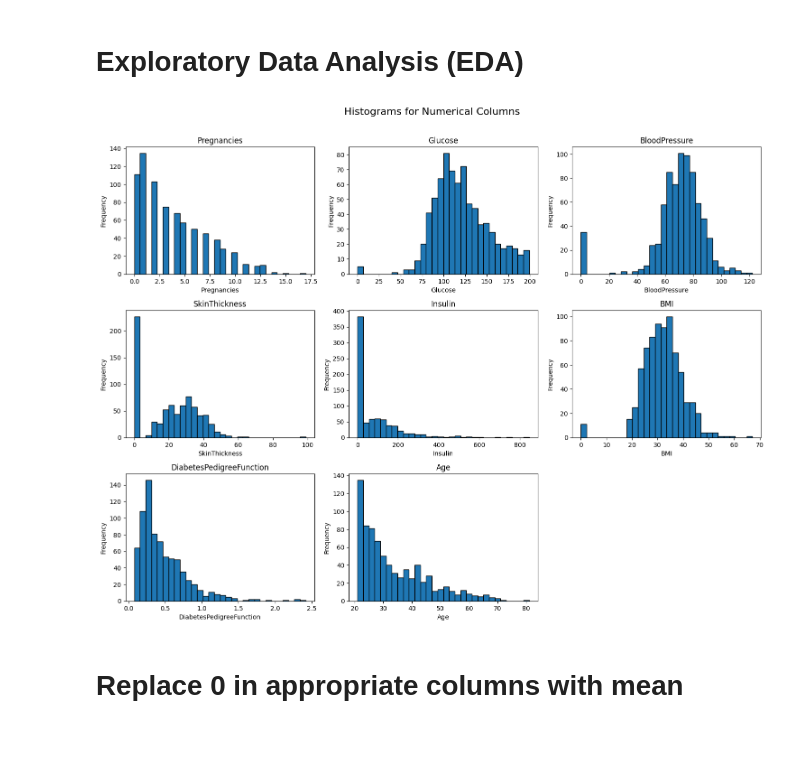
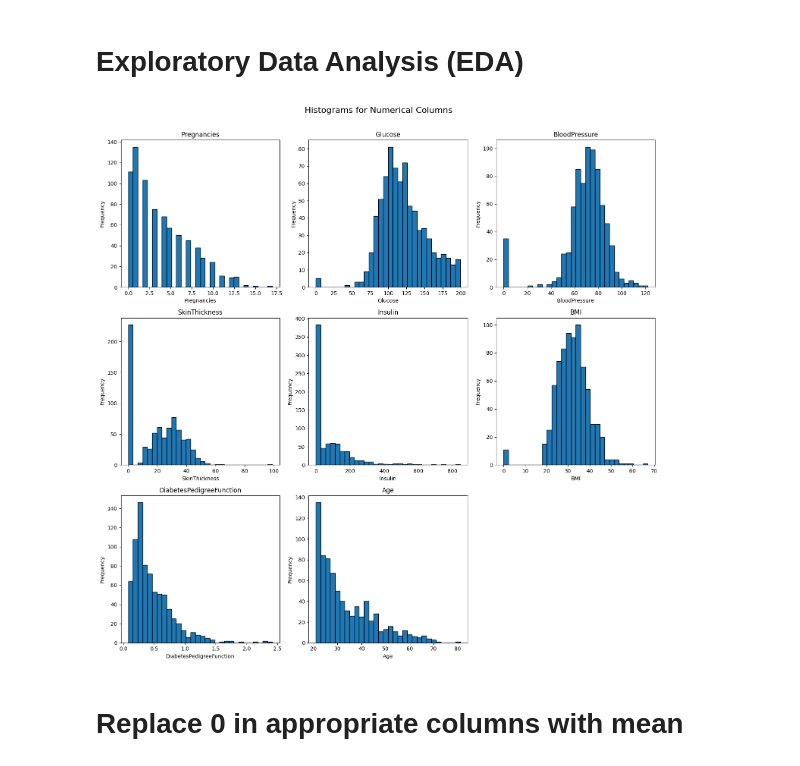
Before and after one commit to nigelmaxwee/sc5010-introduction-to-data-analysis, a Jupyter notebook: data-preprocessing.ipynb, the cells around one changed output. Cells and saved outputs as stored; diff of their text form; code cells hidden in the pictures; blank space fills up the shorter version.

```diff
--- a/data-preprocessing.ipynb
+++ b/data-preprocessing.ipynb
@@ -109,29 +124,38 @@ X = [
     'Pregnancies', 'Glucose', 'BloodPressure', 'SkinThickness', 'Insulin', 'BMI', 'DiabetesPedigreeFunction', 'Age'
 ]
 # %%
-# historgam of numerical columns to visualize the distribution
+def plot_histograms(df, columns, title='Histograms for Numerical Columns'):
+    """
+    Plots histograms for the specified numerical columns in a DataFrame.
 
-fig, axes = plt.subplots(4, 3, figsize=(15, 15))
-fig.suptitle('Histograms for Numerical Columns', fontsize=16)
+    Parameters:
+        df (pd.DataFrame): The DataFrame containing the data.
+        columns (list): List of numerical column names to plot.
+        title (str): Title for the entire figure.
+    """
+    num_cols = len(columns)
+    n_rows = (num_cols // 3) + (num_cols % 3 > 0)
 
-# Flatten the axes array for easy iteration
-axes = axes.flatten()
+    fig, axes = plt.subplots(n_rows, 3, figsize=(15, 5 * n_rows))
+    fig.suptitle(title, fontsize=16)
 
-# Generate histograms for each numerical column
-for i, column in enumerate(X):
-    axes[i].hist(df[column].dropna(), bins=30, edgecolor='black')
-    axes[i].set_title(column)
-    axes[i].set_xlabel(column)
-    axes[i].set_ylabel('Frequency')
+    axes = axes.flatten()
 
-# Hide any unused subplots
-for j in range(len(X), len(axes)):
-    fig.delaxes(axes[j])
+    for i, column in enumerate(columns):
+        axes[i].hist(df[column].dropna(), bins=30, edgecolor='black')
+        axes[i].set_title(column)
+        axes[i].set_xlabel(column)
+        axes[i].set_ylabel('Frequency')
 
-plt.tight_layout(rect=[0, 0, 1, 0.97])  # Adjust layout to fit title
-plt.show()
+    for j in range(len(columns), len(axes)):
+        fig.delaxes(axes[j])
+
+    plt.tight_layout(rect=[0, 0, 1, 0.97])
+    plt.show()
-# %% [output]
-[figure, removed]
+# %%
+plot_histograms(df, X, title='Histograms for Numerical Columns')
+# %% [output]
+[figure, added]
 # %% [markdown]
 # Replace 0 in appropriate columns with mean
 # %%
```
Also changed, not shown: parts of 19 cells of this notebook, 1 other file.
